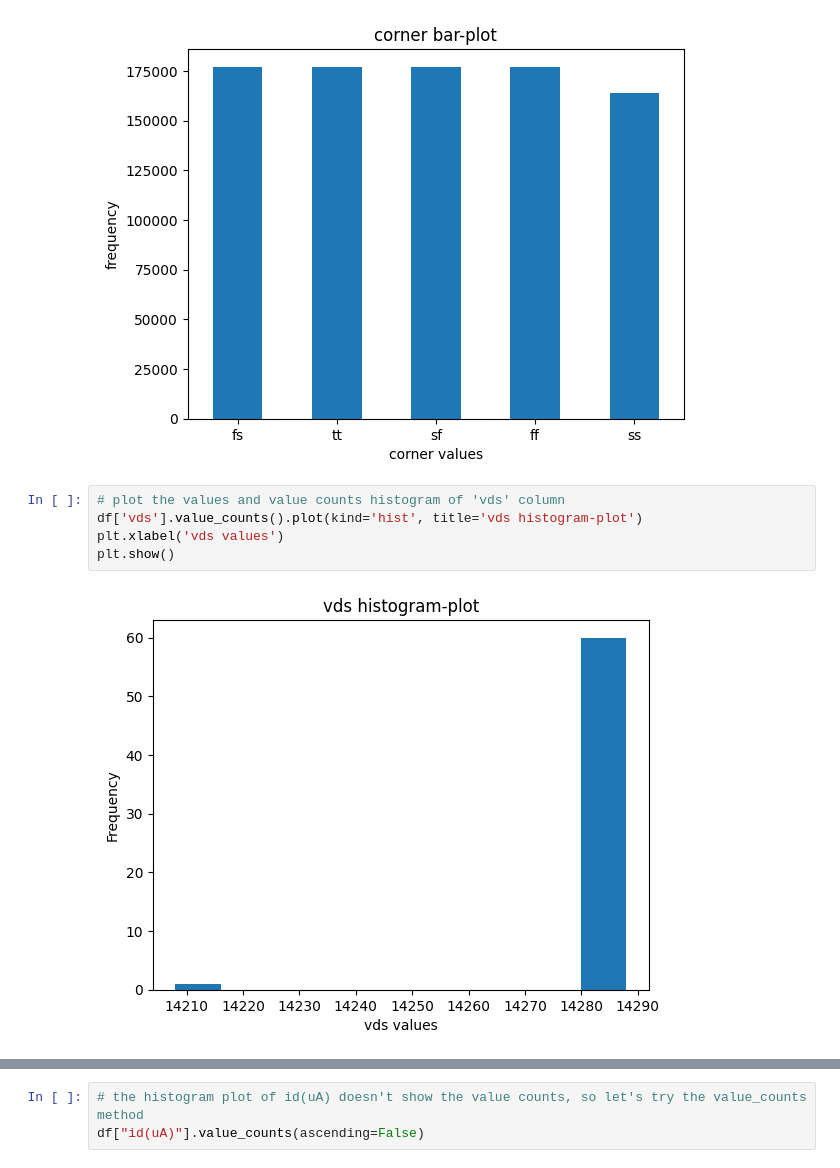
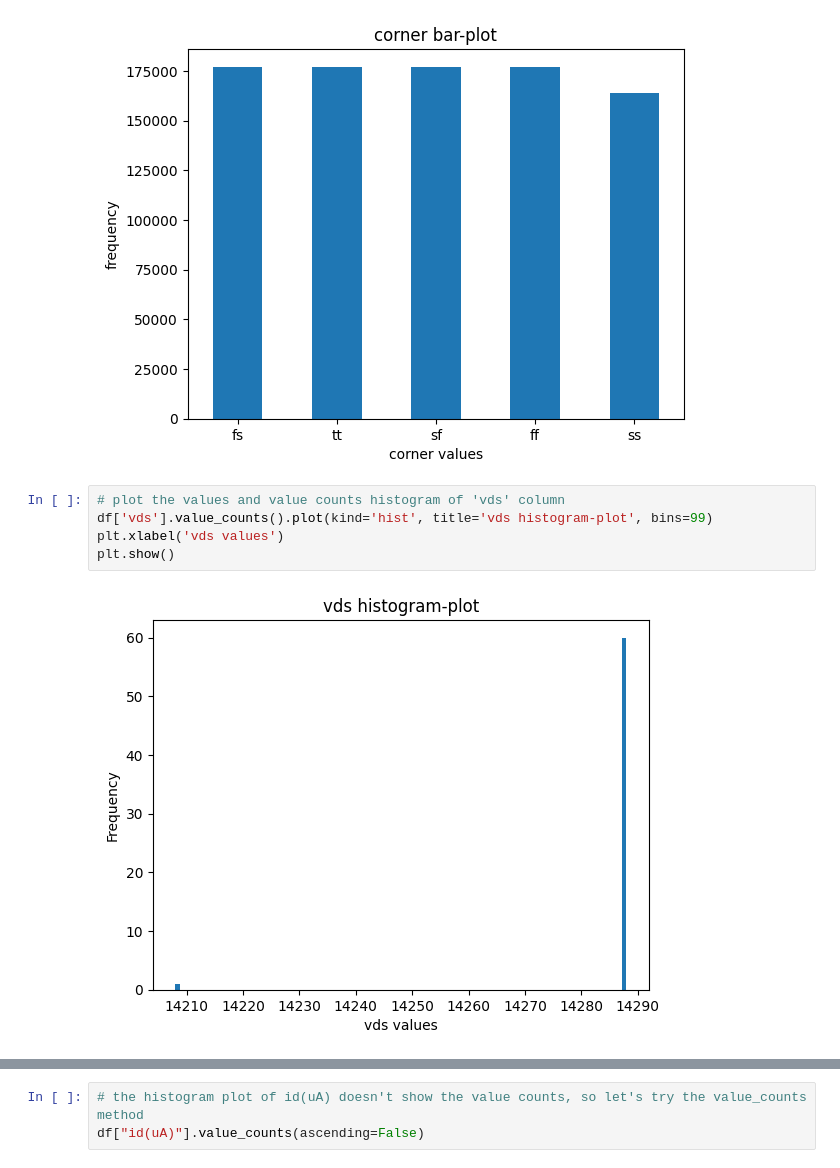
Before and after one commit to salama4ai/AI-project, a Jupyter notebook: EDA.ipynb, the cells around one changed output, grey strips where cells are left out. Saved outputs shown, nothing was run; the diff lists cells and outputs as text.

```diff
--- a/EDA.ipynb
+++ b/EDA.ipynb
@@ -187,8 +242,8 @@ plt.show()
 [figure]
 # %%
 # plot the values and value counts histogram of 'vds' column
-df['vds'].value_counts().plot(kind='hist', title='vds histogram-plot')
+df['vds'].value_counts().plot(kind='hist', title='vds histogram-plot', bins=99)
 plt.xlabel('vds values')
 plt.show()
 # %% [output]
-[figure, old version]
+[figure, new version]
```
Also changed, not shown: parts of 11 cells of this notebook.
